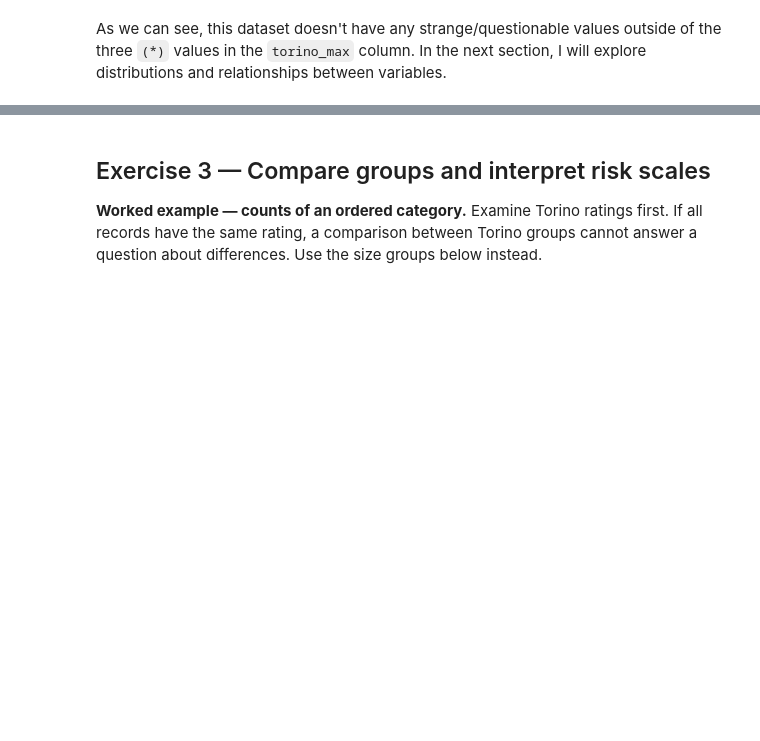
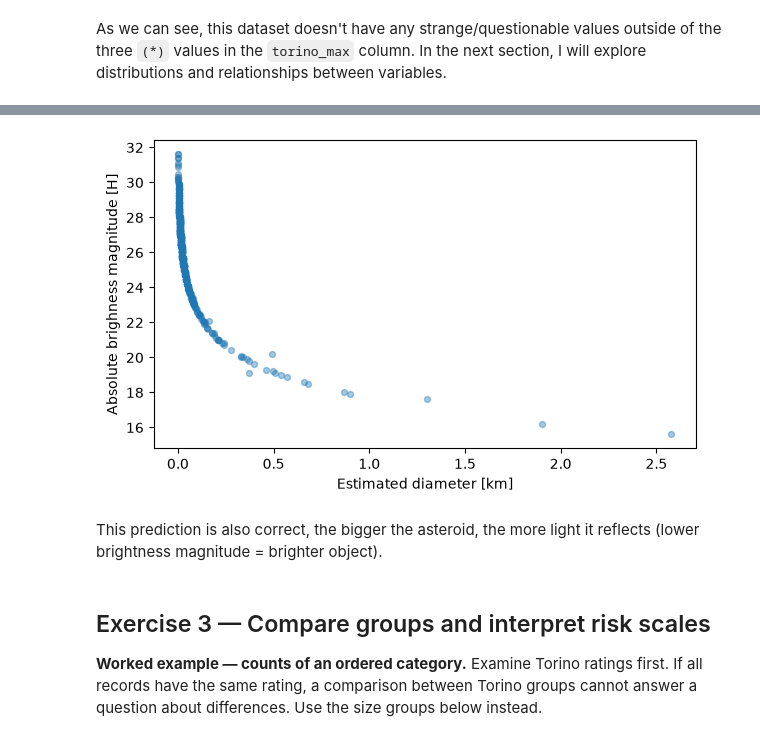
Before and after one commit to mwojtyna/uj, a Jupyter notebook: data-science/2_data_exploration_advanced/2_Asteroid_Impacts_DataExploration.ipynb, the cells around one changed output, grey strips where cells are left out. Drawn from its saved outputs; the diff is of its cells as text; code cells hidden in the pictures; blank space fills up the shorter version.

```diff
--- a/data-science/2_data_exploration_advanced/2_Asteroid_Impacts_DataExploration.ipynb
+++ b/data-science/2_data_exploration_advanced/2_Asteroid_Impacts_DataExploration.ipynb
@@ -294,3 +268,13 @@ Why does an association with cumulative probability not establish causation? _TO
+# %%
+fig, ax = plt.subplots()
+ax.scatter(asteroids["diameter_km"], asteroids["absolute_magnitude"], s=18, alpha=0.4)
+ax.set_xlabel("Estimated diameter [km]")
+ax.set_ylabel("Absolute brighness magnitude [H]")
+plt.show()
+# %% [output]
+[figure, added]
+# %% [markdown]
+This prediction is also correct, the bigger the asteroid, the more light it reflects (lower brightness magnitude = brighter object).
 # %% [markdown]
 ## Exercise 3 — Compare groups and interpret risk scales
 
```
Also changed, not shown: parts of 14 cells of this notebook.
